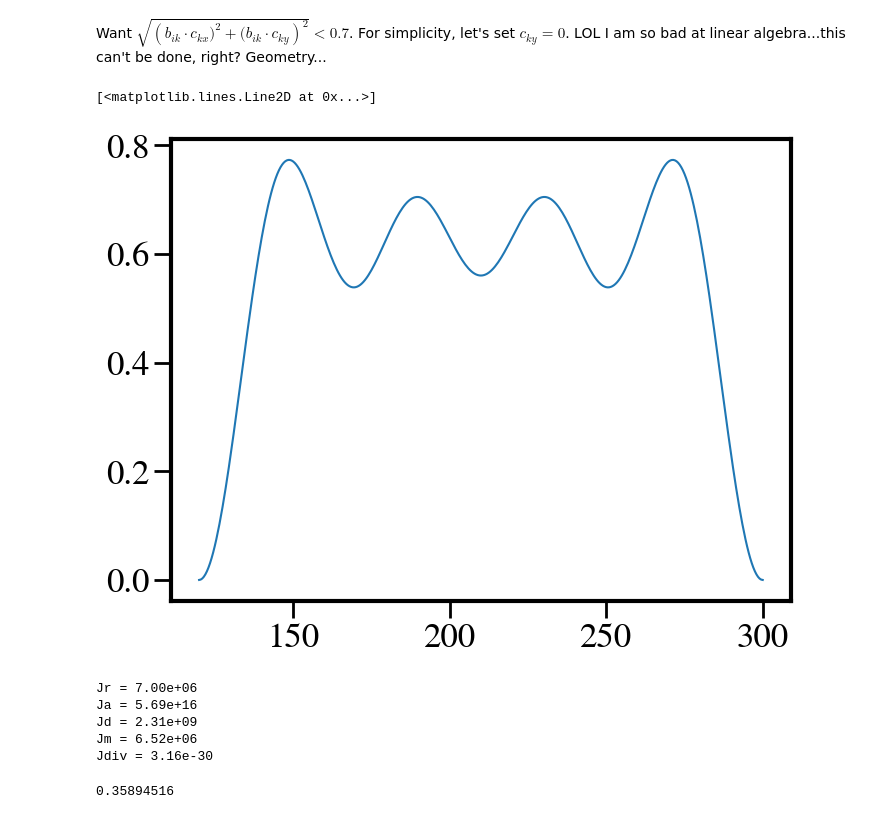
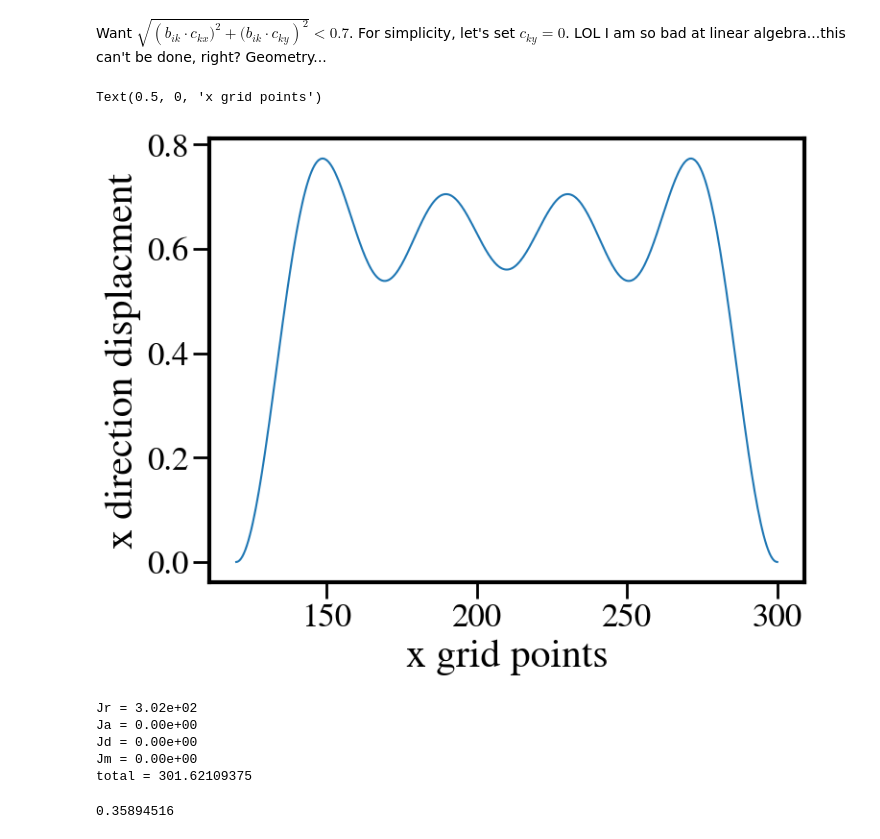
Before and after one commit to SidneyLower-NOAA/SMD_Notebooks, a Jupyter notebook: Coalescence_Notebooks/Coalescence_Testing.ipynb, the cells around one changed output. Cells and saved outputs as stored; diff of their text form; code cells hidden in the pictures.

```diff
--- a/Coalescence_Notebooks/Coalescence_Testing.ipynb
+++ b/Coalescence_Notebooks/Coalescence_Testing.ipynb
@@ -326,6 +326,8 @@ c_yi = np.dot(b_ik, c_k['y'])
 Want $\sqrt{ \left(b_{ik} \cdot c_{kx})^2 + (b_{ik} \cdot c_{ky}\right)^2} < 0.7$. For simplicity, let's set $c_{ky} = 0$. LOL I am so bad at linear algebra...this can't be done, right? Geometry...
 # %%
 plt.plot(x, c_xi)
+plt.ylabel('x direction displacment')
+plt.xlabel('x grid points')
 # %% [output]
-[<matplotlib.lines.Line2D at 0x...>]
+Text(0.5, 0, 'x grid points')
-[figure, old version]
+[figure, new version]
@@ -336,18 +357,21 @@ def get_j(ck_arr, b_ik, mean, ens_mem,obs_error, S_grid,S_spec,grid_points, m_k,
     j_r = residual_error(c_k, b_ik, mean,ens_mem,obs_error,x,y)
     j_a = barrier_func_gp(c_k, b_ik, S_grid)
     j_d = smoothness_func_spec(c_k, m_k, n_k, S_spec)
-    j_div = divergence_func_gp(c_k, b_ik)
+    #j_div = divergence_func_gp(c_k, b_ik)
     j_m = magnitude_func_spec(c_k, S_spec)
 
     lambda_spec = np.shape(mean)[0]**2 / len(m_k)
+    j_r_sqrt = np.sqrt(j_r)
 
-    print(f'Jr = {j_r:.2e}')
+    print(f'Jr = {j_r_sqrt:.2e}')
     print(f'Ja = {j_a:.2e}')
     print(f'Jd = {lambda_spec*j_d:.2e}')
     print(f'Jm = {lambda_spec*j_m:.2e}')
-    print(f'Jdiv = {j_div:.2e}')
+    #print(f'Jdiv = {j_div:.2e}')
 
-    return j_r + j_a + lambda_spec*j_d + lambda_spec*j_m + j_div
+    print(f'total = {j_r_sqrt + j_a + lambda_spec*j_d + lambda_spec*j_m}')
+
+    return j_r_sqrt + j_a + lambda_spec*j_d + lambda_spec*j_m #+ j_div
 
 #get displacement basis functions, transforms grid x,y to fourier space
 m_k, n_k = basis_truncation(7)
@@ -362,24 +386,24 @@ xy_list = np.reshape([x,y],  (2,-1),order='C').T
 #r, c = np.where(std == 0.0)
 #std[r, c] = 1e-1
 #std=0.5
-std = np.mean(ens_std)
-S_a = 0.7
-S_mag = 0.02
+std = 1.3
+S_a = 1.5
+S_mag = 1.0
 
 mem=10
 ens_mem = ens_members[mem,min_lat:max_lat,min_lon:max_lon]
 
-ckx, cky = 0.1,0.1
+ckx, cky = 0.0,0.0
 c_k = {"x": np.repeat(ckx, d_o_f), "y": np.repeat(cky, d_o_f)}
 ck_arr = np.ravel(np.array([c_k['x'], c_k['y']]))
 obj = get_j(ck_arr,b_ik, raw_mean[min_lat:max_lat,min_lon:max_lon],ens_mem,
                                             std, S_a,S_mag,(x,y), m_k, n_k)
 # %% [output]
-Jr = 7.00e+06
-Ja = 5.69e+16
-Jd = 2.31e+09
-Jm = 6.52e+06
-Jdiv = 3.16e-30
+Jr = 3.02e+02
+Ja = 0.00e+00
+Jd = 0.00e+00
+Jm = 0.00e+00
+total = 301.62109375
 # %%
 std
 # %% [output]
```
Also changed, not shown: parts of 15 cells of this notebook, 1 other file.
